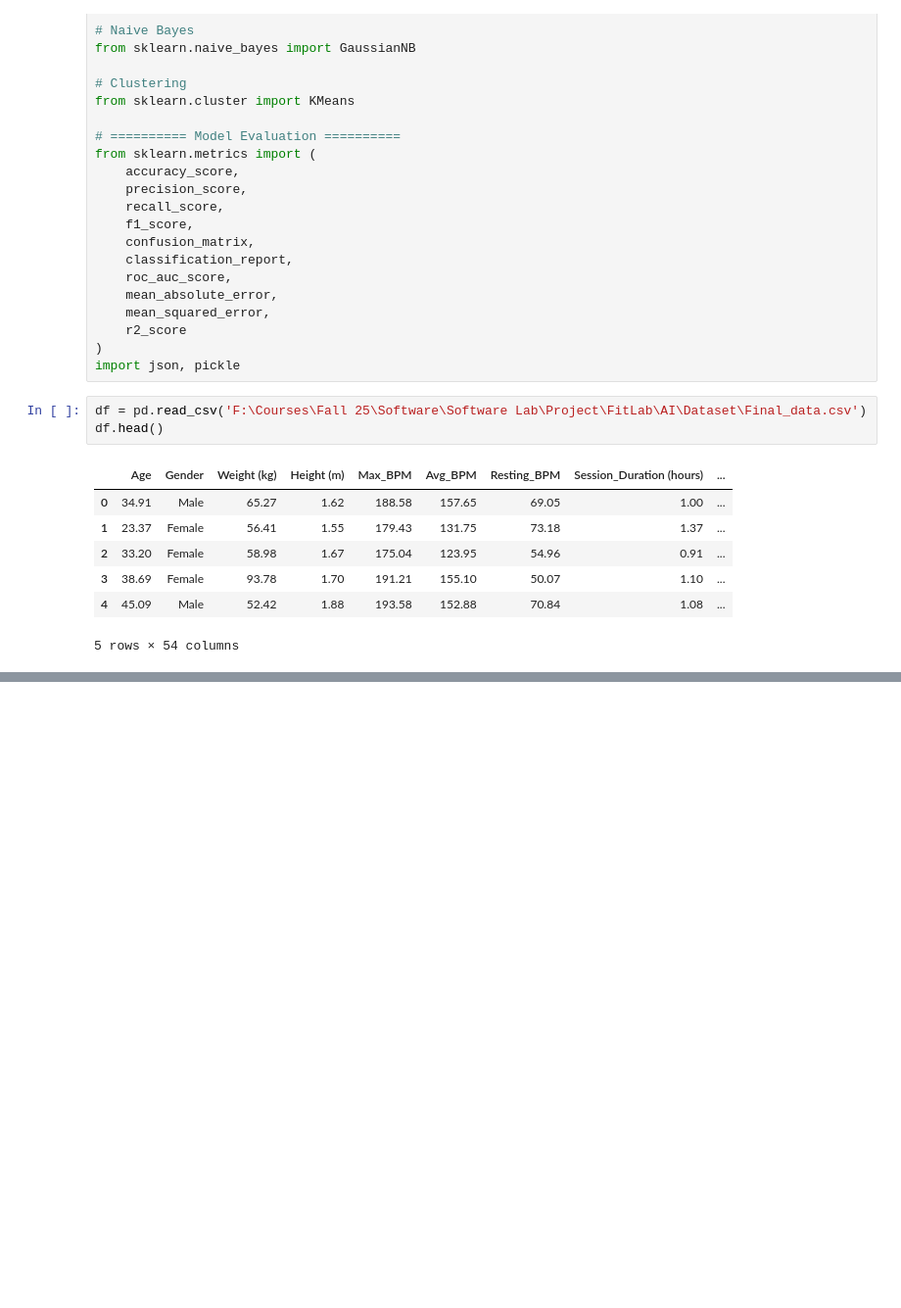
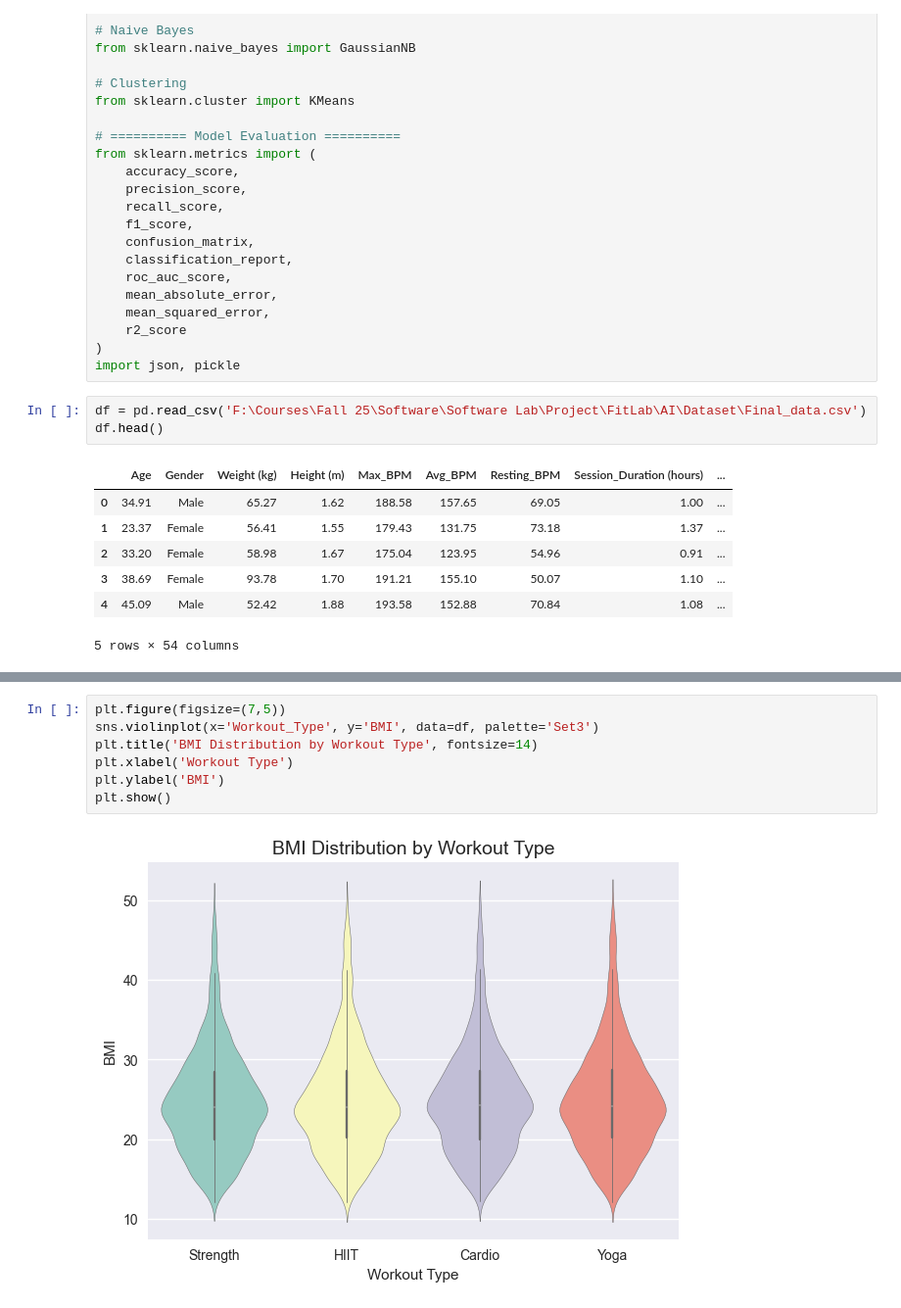
Before and after one commit to murad-02/FitLab, a Jupyter notebook: AI/Fit.ipynb, the cells around one changed output, grey strips where cells are left out. Shown: that part at 98% size. Saved outputs shown, nothing was run; the diff lists cells and outputs as text; blank space fills up the shorter version.

```diff
--- a/AI/Fit.ipynb
+++ b/AI/Fit.ipynb
@@ -91,0 +194,9 @@ df.columns
+# %%
+plt.figure(figsize=(7,5))
+sns.violinplot(x='Workout_Type', y='BMI', data=df, palette='Set3')
+plt.title('BMI Distribution by Workout Type', fontsize=14)
+plt.xlabel('Workout Type')
+plt.ylabel('BMI')
+plt.show()
+# %% [output]
+[figure, added]
```
Also changed, not shown: parts of 13 cells of this notebook.
